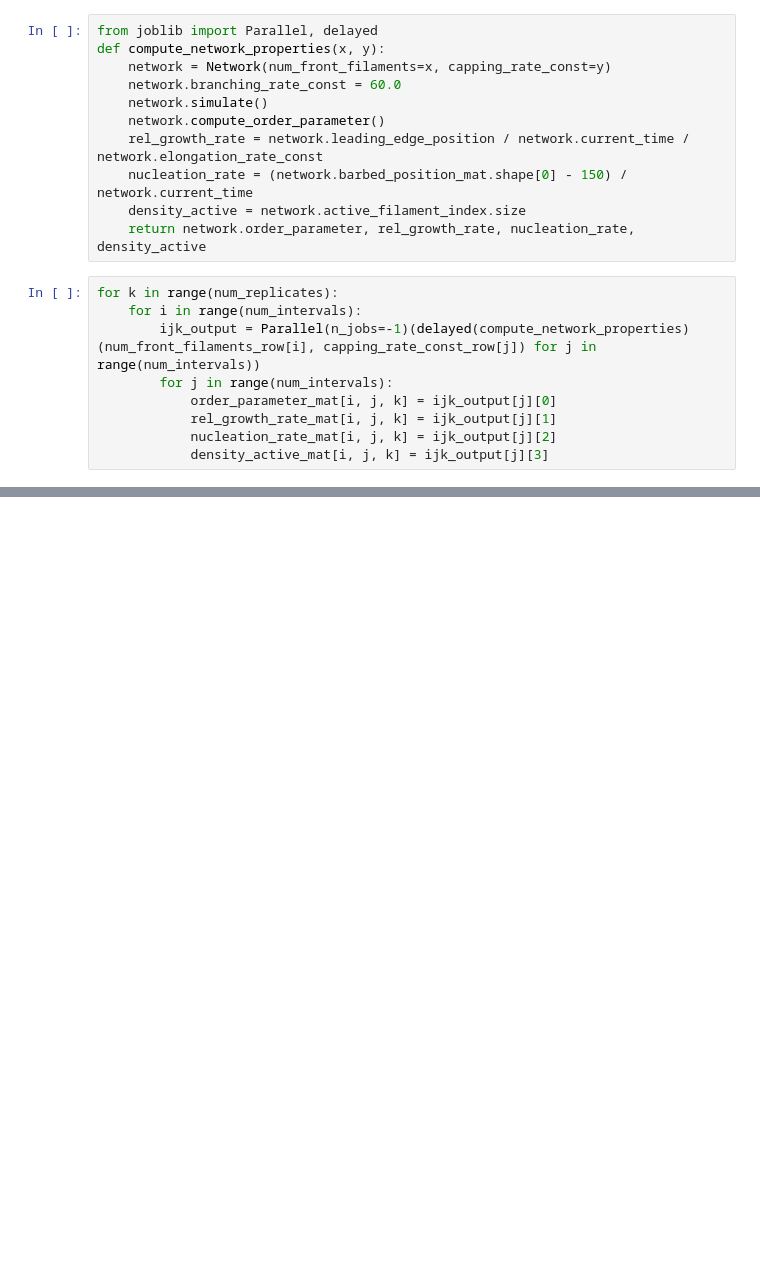
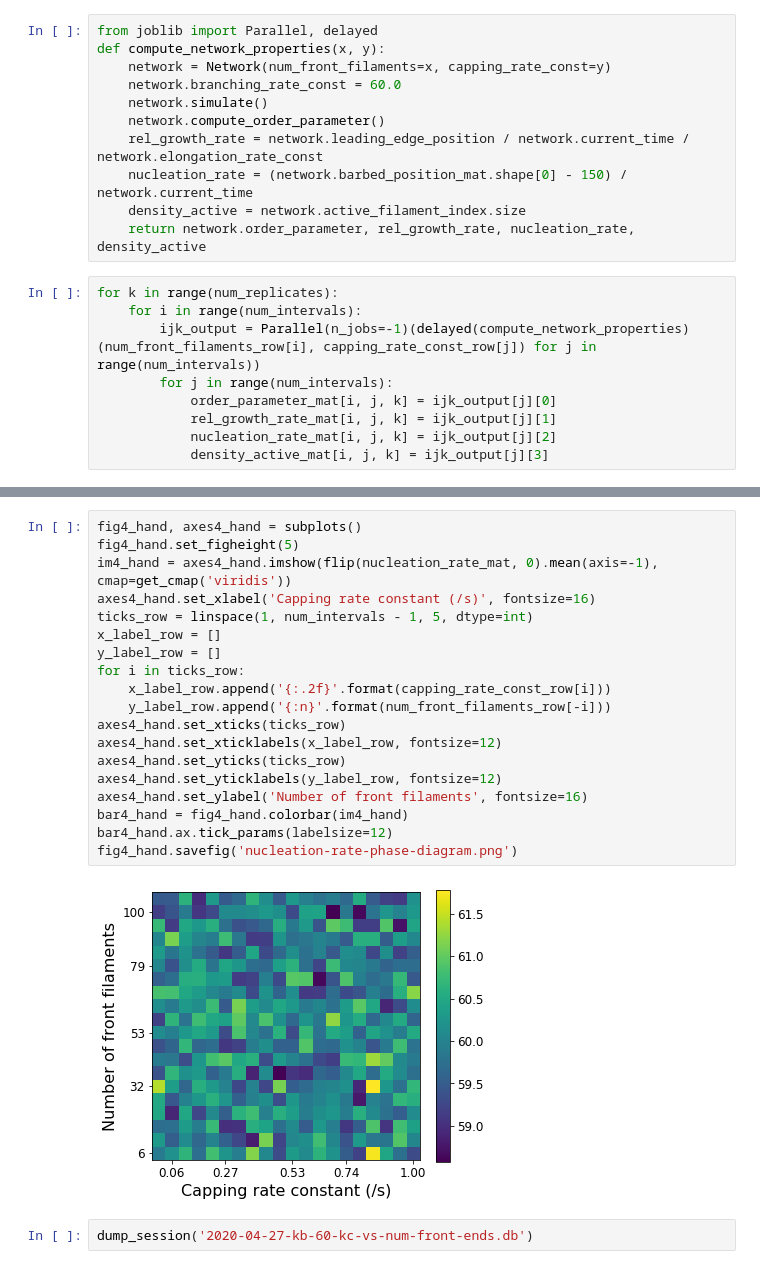
Before and after one commit to jiongyi/postdoc, a Jupyter notebook: actin_assembly/simulation/weichsel_schwarz/2020-04-25-weichsel-schwarz-growth-rate-vs-capping.ipynb, the cells around one changed output, grey strips where cells are left out. Cells and saved outputs as stored; diff of their text form; blank space fills up the shorter version.

```diff
--- a/actin_assembly/simulation/weichsel_schwarz/2020-04-25-weichsel-schwarz-growth-rate-vs-capping.ipynb
+++ b/actin_assembly/simulation/weichsel_schwarz/2020-04-25-weichsel-schwarz-growth-rate-vs-capping.ipynb
@@ -58,0 +101,23 @@ dump_session('apr-30-session.db')
+# %%
+fig4_hand, axes4_hand = subplots()
+fig4_hand.set_figheight(5)
+im4_hand = axes4_hand.imshow(flip(nucleation_rate_mat, 0).mean(axis=-1), cmap=get_cmap('viridis'))
+axes4_hand.set_xlabel('Capping rate constant (/s)', fontsize=16)
+ticks_row = linspace(1, num_intervals - 1, 5, dtype=int)
+x_label_row = []
+y_label_row = []
+for i in ticks_row:
+    x_label_row.append('{:.2f}'.format(capping_rate_const_row[i]))
+    y_label_row.append('{:n}'.format(num_front_filaments_row[-i]))
+axes4_hand.set_xticks(ticks_row)
+axes4_hand.set_xticklabels(x_label_row, fontsize=12)
+axes4_hand.set_yticks(ticks_row)
+axes4_hand.set_yticklabels(y_label_row, fontsize=12)
+axes4_hand.set_ylabel('Number of front filaments', fontsize=16)
+bar4_hand = fig4_hand.colorbar(im4_hand)
+bar4_hand.ax.tick_params(labelsize=12)
+fig4_hand.savefig('nucleation-rate-phase-diagram.png')
+# %% [output]
+[figure, added]
+# %%
+dump_session('2020-04-27-kb-60-kc-vs-num-front-ends.db')
```
Also changed, not shown: parts of 6 cells of this notebook, 5 other files.
